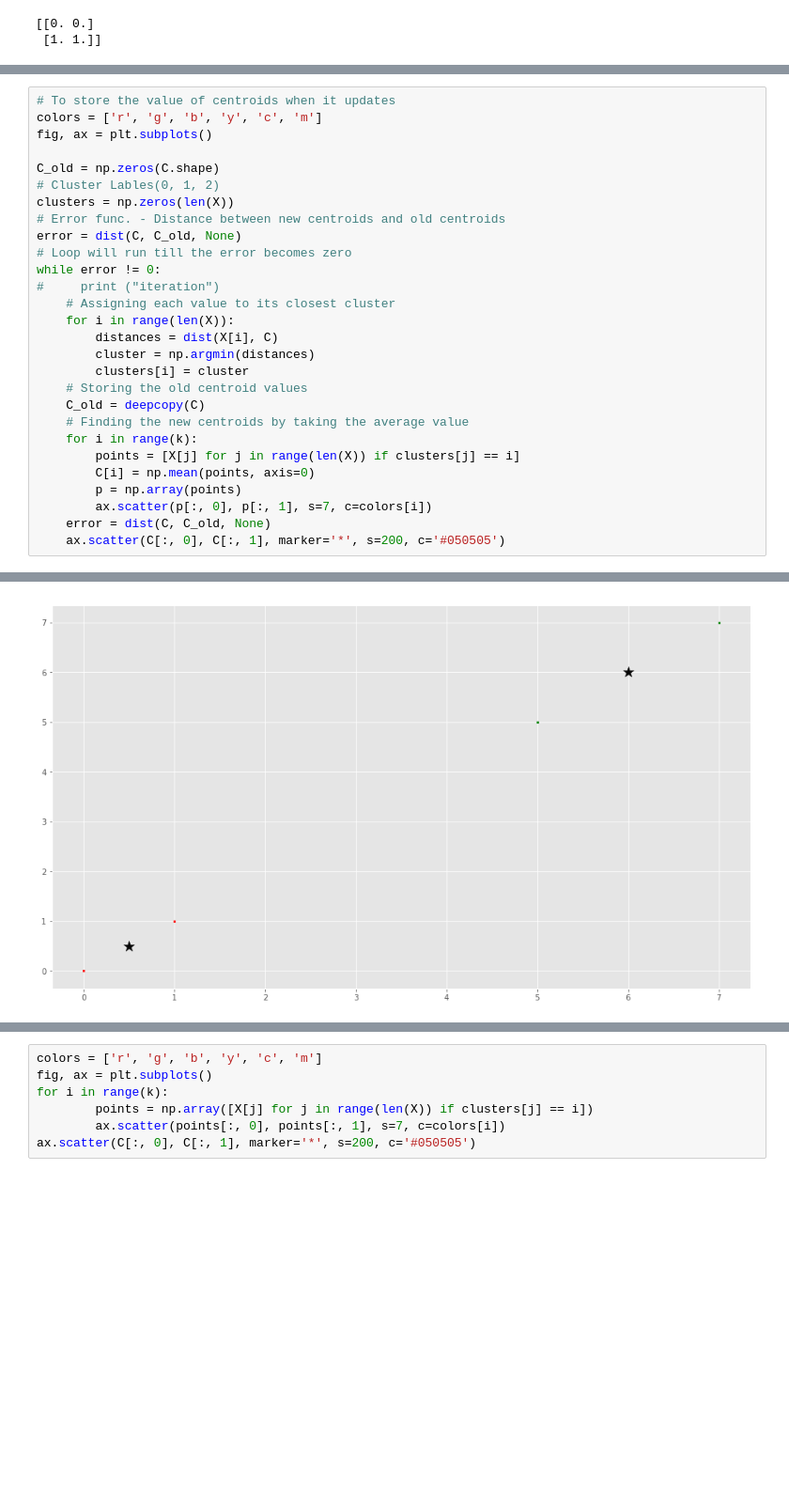
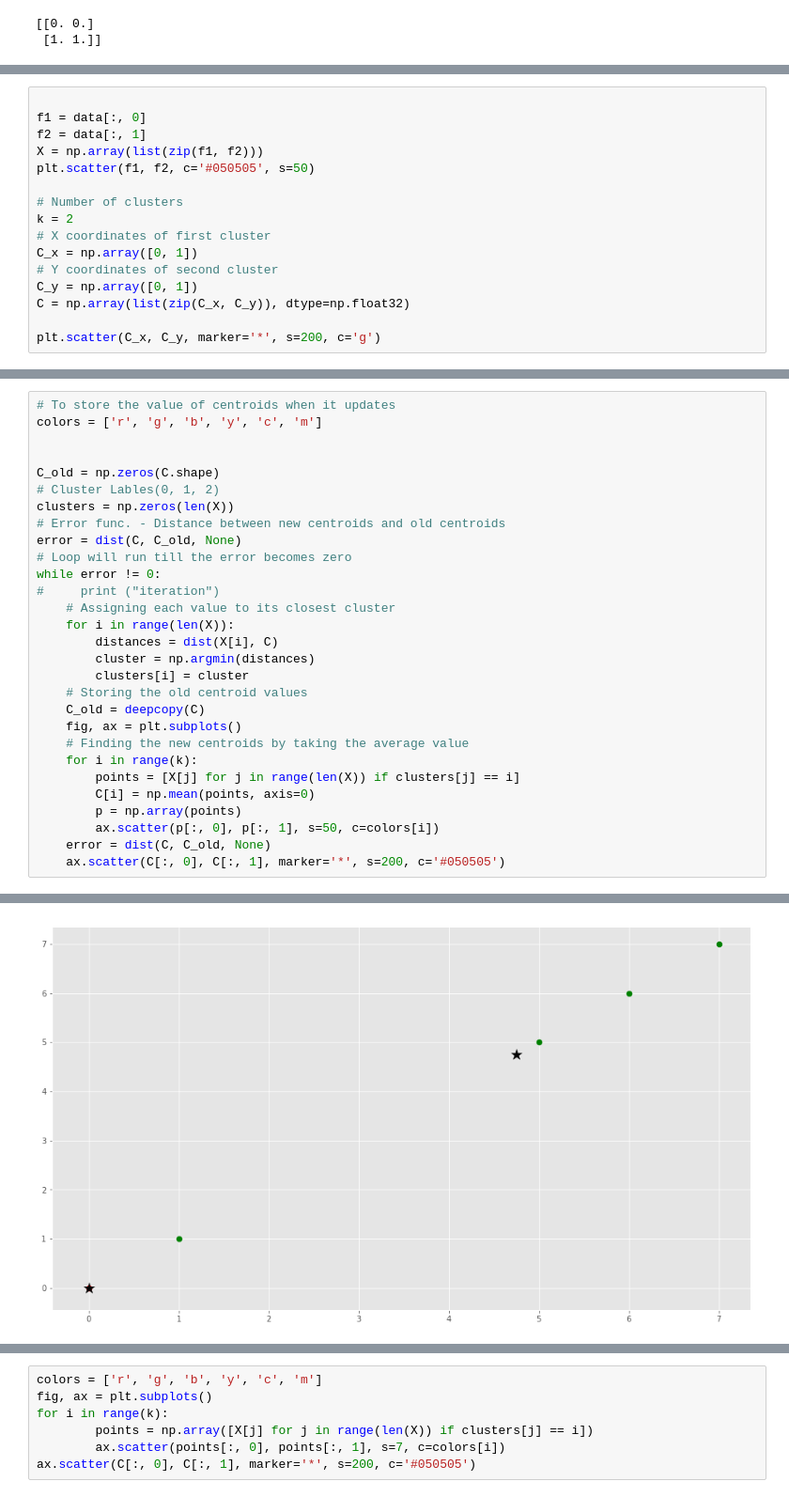
Before and after one commit to bhavi289/K-Means-Visualization, a Jupyter notebook: kmeans_iterations.ipynb, the cells around one changed output, grey strips where cells are left out. Shown: that part at 94% size. Saved outputs shown, nothing was run; the diff lists cells and outputs as text; blank space fills up the shorter version.

```diff
--- a/kmeans_iterations.ipynb
+++ b/kmeans_iterations.ipynb
@@ -59,0 +36,16 @@ plt.scatter(C_x, C_y, marker='*', s=200, c='g')
+# %%
+
+f1 = data[:, 0]
+f2 = data[:, 1]
+X = np.array(list(zip(f1, f2)))
+plt.scatter(f1, f2, c='#050505', s=50)
+
+# Number of clusters
+k = 2
+# X coordinates of first cluster
+C_x = np.array([0, 1])
+# Y coordinates of second cluster
+C_y = np.array([0, 1])
+C = np.array(list(zip(C_x, C_y)), dtype=np.float32)
+
+plt.scatter(C_x, C_y, marker='*', s=200, c='g')
@@ -60,7 +55,7 @@ plt.scatter(C_x, C_y, marker='*', s=200, c='g')
 # %%
 # To store the value of centroids when it updates
 colors = ['r', 'g', 'b', 'y', 'c', 'm']
-fig, ax = plt.subplots()
+
 
 C_old = np.zeros(C.shape)
 # Cluster Lables(0, 1, 2)
@@ -77,12 +72,13 @@ while error != 0:
         clusters[i] = cluster
     # Storing the old centroid values
     C_old = deepcopy(C)
+    fig, ax = plt.subplots()
     # Finding the new centroids by taking the average value
     for i in range(k):
         points = [X[j] for j in range(len(X)) if clusters[j] == i]
         C[i] = np.mean(points, axis=0)
         p = np.array(points)
-        ax.scatter(p[:, 0], p[:, 1], s=7, c=colors[i])
+        ax.scatter(p[:, 0], p[:, 1], s=50, c=colors[i])
     error = dist(C, C_old, None)
     ax.scatter(C[:, 0], C[:, 1], marker='*', s=200, c='#050505')
 # %% [output]
@@ -90 +85 @@ iteration
-[figure, old version]
+[figure, new version]
```
Also changed, not shown: parts of 5 cells of this notebook.
